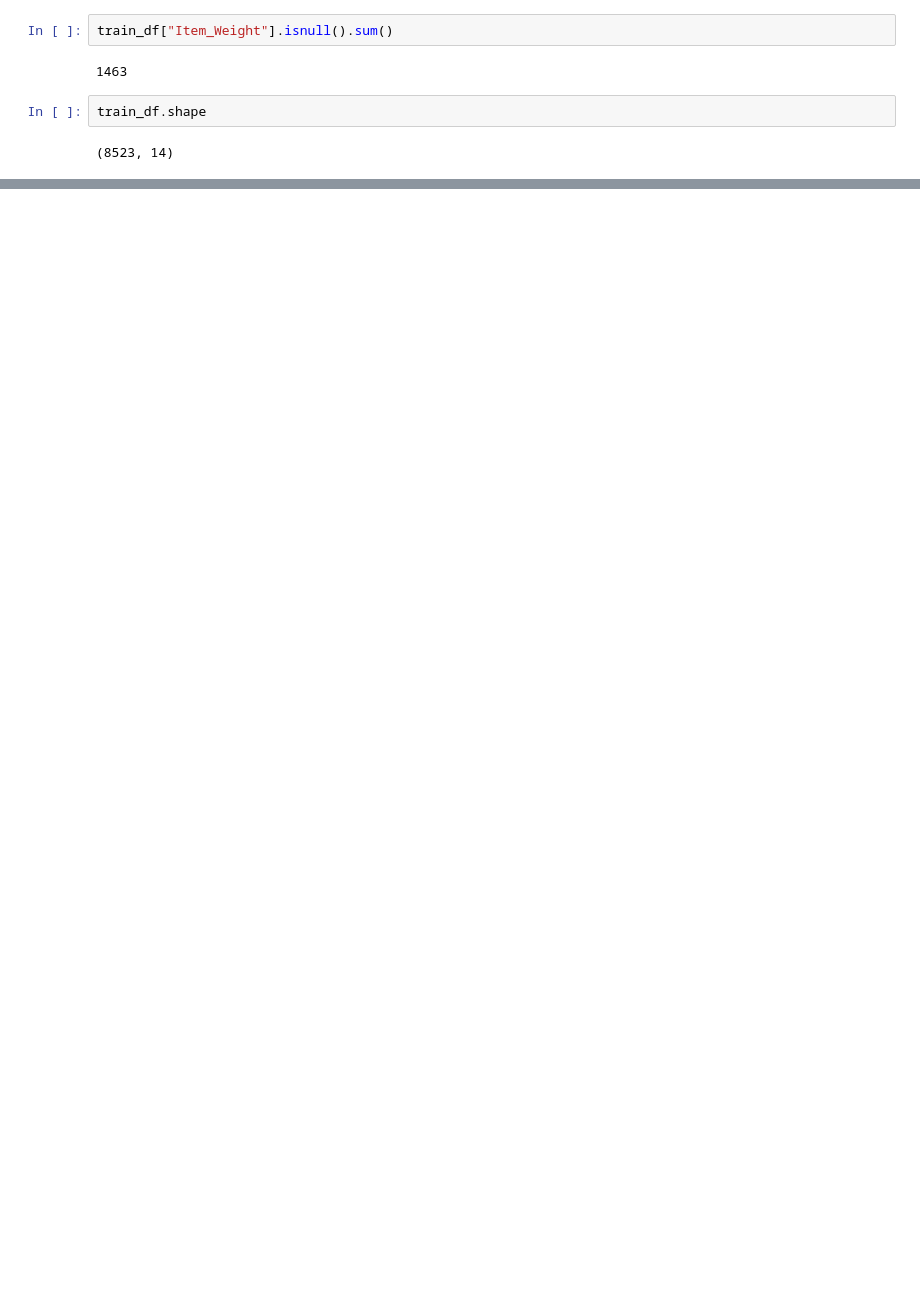
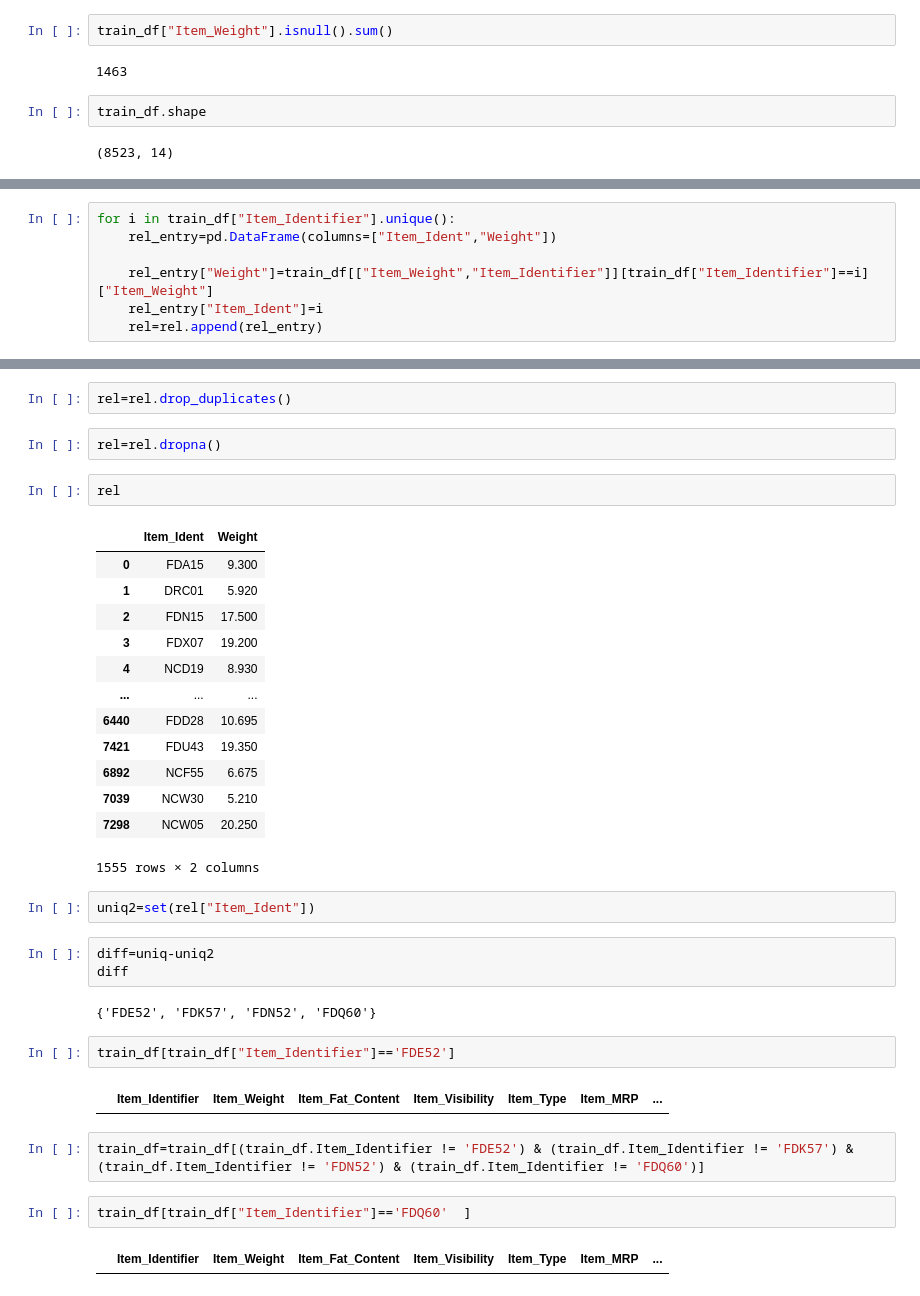
Before and after one commit to AbhineetAman/Python-Projects, a Jupyter notebook: Stores.Sales.Prediction/Untitled.ipynb, the cells around one changed output, grey strips where cells are left out. Drawn from its saved outputs; the diff is of its cells as text; blank space fills up the shorter version.

```diff
--- a/Stores.Sales.Prediction/Untitled.ipynb
+++ b/Stores.Sales.Prediction/Untitled.ipynb
@@ -212,0 +255,7 @@ train_df.shape
+# %%
+for i in train_df["Item_Identifier"].unique():
+    rel_entry=pd.DataFrame(columns=["Item_Ident","Weight"])
+
+    rel_entry["Weight"]=train_df[["Item_Weight","Item_Identifier"]][train_df["Item_Identifier"]==i]["Item_Weight"]
+    rel_entry["Item_Ident"]=i
+    rel=rel.append(rel_entry)
@@ -212,0 +269,37 @@ train_df.shape
+# %%
+rel=rel.drop_duplicates()
+# %%
+rel=rel.dropna()
+# %%
+rel
+# %% [output]
+|  | Item_Ident | Weight |
+| 0 | FDA15 | 9.300 |
+| 1 | DRC01 | 5.920 |
+| 2 | FDN15 | 17.500 |
+| 3 | FDX07 | 19.200 |
+| 4 | NCD19 | 8.930 |
+| ... | ... | ... |
+| 6440 | FDD28 | 10.695 |
+| 7421 | FDU43 | 19.350 |
+| 6892 | NCF55 | 6.675 |
+| 7039 | NCW30 | 5.210 |
+| 7298 | NCW05 | 20.250 |
+1555 rows × 2 columns
+# %%
+uniq2=set(rel["Item_Ident"])
+# %%
+diff=uniq-uniq2
+diff
+# %% [output]
+{'FDE52', 'FDK57', 'FDN52', 'FDQ60'}
+# %%
+train_df[train_df["Item_Identifier"]=='FDE52']
+# %% [output]
+|  | Item_Identifier | Item_Weight | Item_Fat_Content | Item_Visibility | Item_Type | Item_MRP | ... |
+# %%
+train_df=train_df[(train_df.Item_Identifier != 'FDE52') & (train_df.Item_Identifier != 'FDK57') & (train_df.Item_Identifier != 'FDN52') & (train_df.Item_Identifier != 'FDQ60')]
+# %%
+train_df[train_df["Item_Identifier"]=='FDQ60'  ]
+# %% [output]
+|  | Item_Identifier | Item_Weight | Item_Fat_Content | Item_Visibility | Item_Type | Item_MRP | ... |
```
Also changed, not shown: parts of 28 cells of this notebook.
